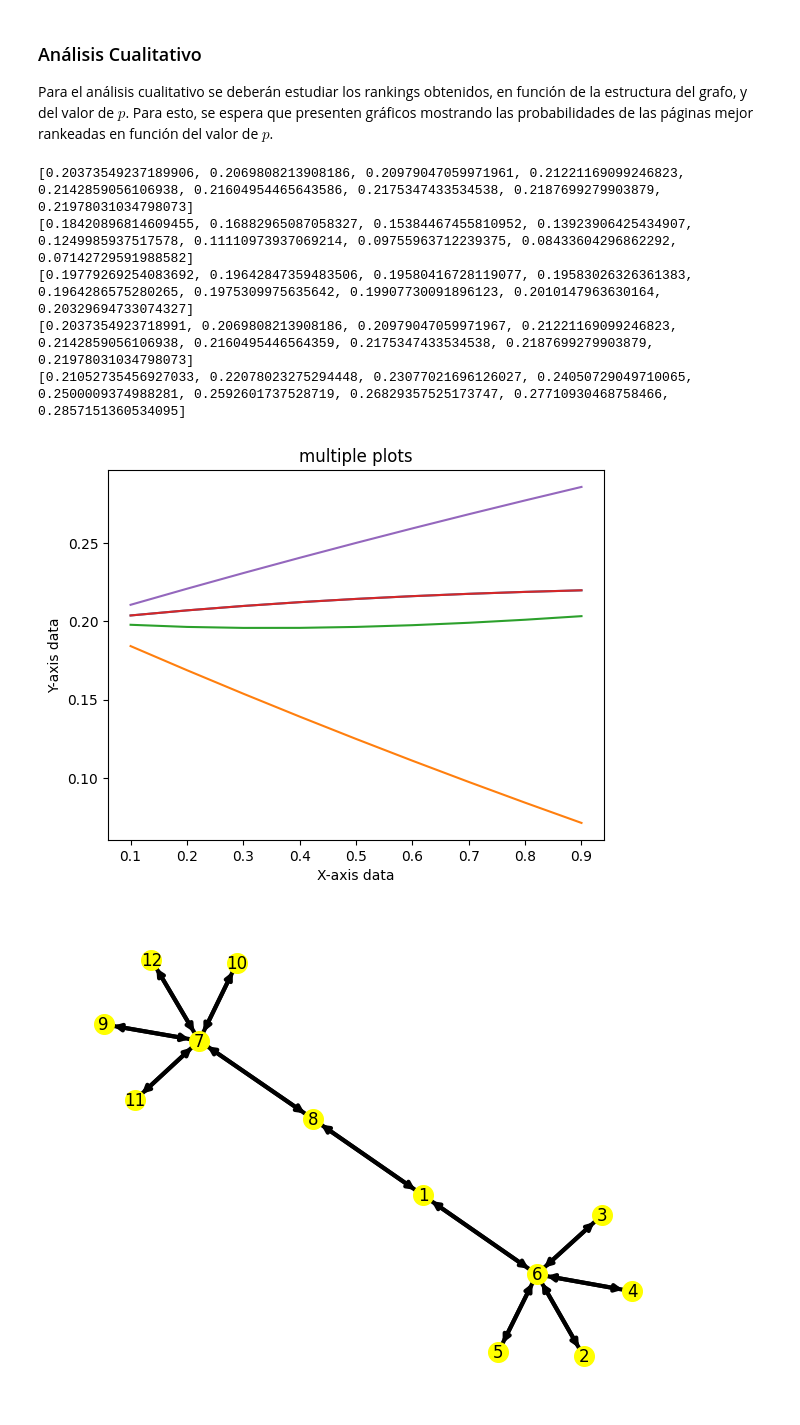
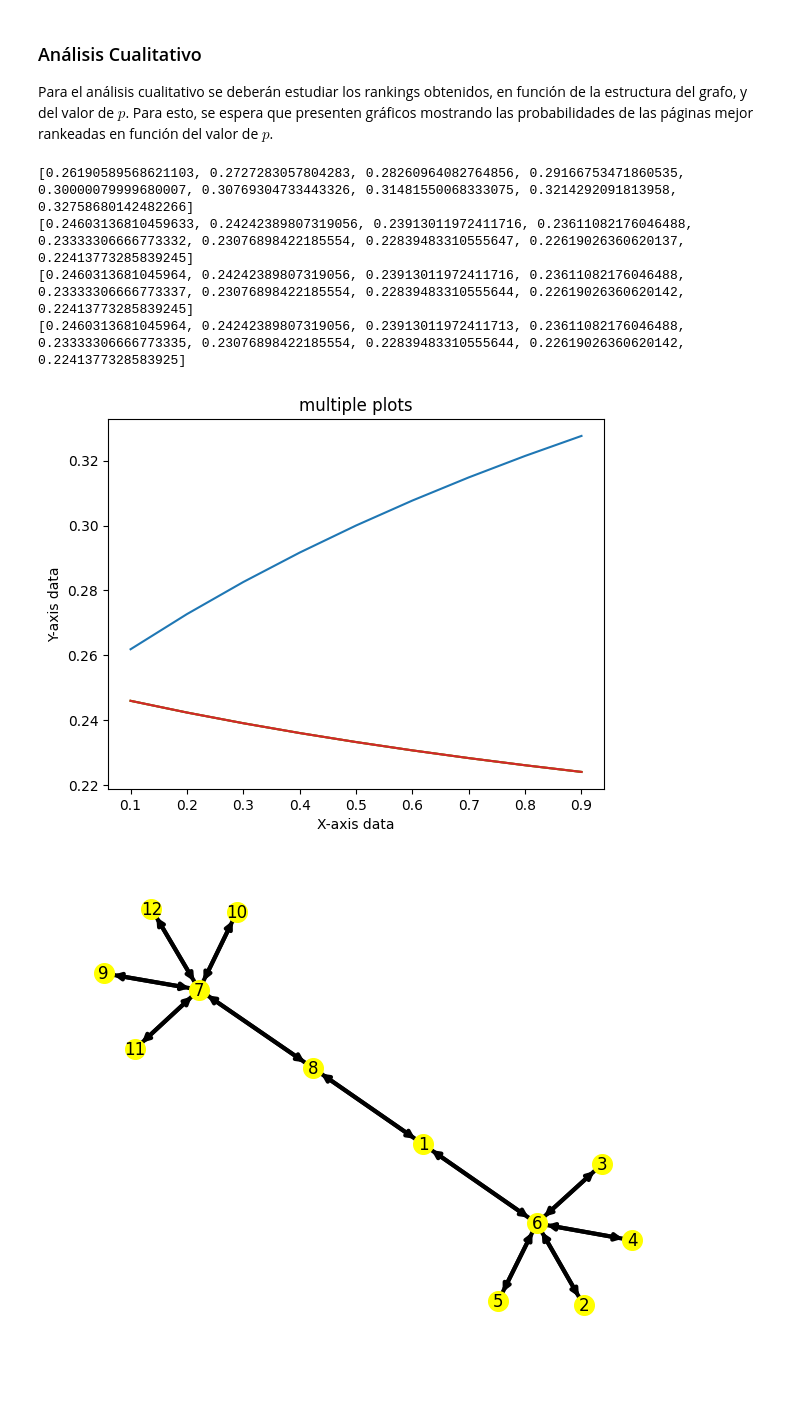
Before and after one commit to dantec19/alc_1c-2024, a Jupyter notebook: tp1/template-alumnos/template-alumnos/grupo_XX_TP1.ipynb, the cells around one changed output. Drawn from its saved outputs; the diff is of its cells as text; code cells hidden in the pictures; blank space fills up the shorter version.

```diff
--- a/tp1/template-alumnos/template-alumnos/grupo_XX_TP1.ipynb
+++ b/tp1/template-alumnos/template-alumnos/grupo_XX_TP1.ipynb
@@ -216,7 +220,7 @@ def calcular_densidad_grafo(W):
 # %%
 import matplotlib.pyplot as plt
 archivo_test = './tests/test_cuantitativo.txt'
-cant_iteraciones = 100
+cant_iteraciones = 20
 salto = 50
 p = 0.5
 tiempos_ejecucion = np.zeros(cant_iteraciones)
@@ -292,42 +316,41 @@ archivo_test = './tests/test_dosestrellas.txt'
 # conclusion respecto a p
 
 #ARCHIVOS DE ENTRADA
-archivo_test = './tests/test_aleatorio.txt'
+archivo_test = './tests/test_slides.txt'
 
 #CARGA DE ARCHIVO EN GRAFO
 W = leer_archivo(archivo_test)
 p = 0.00001
 
 x = []
 y = []
 
 for _ in range(9):
     p += 0.1
     x.append(p)
 
 
 for i in range(np.shape(W)[0]):
   scores_i = []
   for j in range(9):
     p_actual=x[j]
     rnk, scr = calcularRanking(W,p_actual)
     scores_i.append(scr[i])
   print(scores_i)
   plt.plot(x, scores_i)
 
 
 
 plt.xlabel("X-axis data")
 plt.ylabel("Y-axis data")
 plt.title('multiple plots')
 plt.show()
 # %% [output]
-[0.20373549237189906, 0.2069808213908186, 0.20979047059971961, 0.21221169099246823, 0.2142859056106938, 0.21604954465643586, 0.2175347433534538, 0.2187699279903879, 0.21978031034798073]
-[0.18420896814609455, 0.16882965087058327, 0.15384467455810952, 0.13923906425434907, 0.1249985937517578, 0.11110973937069214, 0.09755963712239375, 0.08433604296862292, 0.07142729591988582]
-[0.19779269254083692, 0.19642847359483506, 0.19580416728119077, 0.19583026326361383, 0.1964286575280265, 0.1975309975635642, 0.19907730091896123, 0.2010147963630164, 0.20329694733074327]
-[0.2037354923718991, 0.2069808213908186, 0.20979047059971967, 0.21221169099246823, 0.2142859056106938, 0.2160495446564359, 0.2175347433534538, 0.2187699279903879, 0.21978031034798073]
-[0.21052735456927033, 0.22078023275294448, 0.23077021696126027, 0.24050729049710065, 0.2500009374988281, 0.2592601737528719, 0.26829357525173747, 0.27710930468758466, 0.2857151360534095]
+[0.26190589568621103, 0.2727283057804283, 0.28260964082764856, 0.29166753471860535, 0.30000079999680007, 0.30769304733443326, 0.31481550068333075, 0.3214292091813958, 0.32758680142482266]
+[0.24603136810459633, 0.24242389807319056, 0.23913011972411716, 0.23611082176046488, 0.23333306666773332, 0.23076898422185554, 0.22839483310555647, 0.22619026360620137, 0.22413773285839245]
+[0.2460313681045964, 0.24242389807319056, 0.23913011972411716, 0.23611082176046488, 0.23333306666773337, 0.23076898422185554, 0.22839483310555644, 0.22619026360620142, 0.22413773285839245]
+[0.2460313681045964, 0.24242389807319056, 0.23913011972411713, 0.23611082176046488, 0.23333306666773335, 0.23076898422185554, 0.22839483310555644, 0.22619026360620142, 0.2241377328583925]
-[figure, old version]
+[figure, new version]
 # %%
 # primero probar varios grafos con 3 o 4 ps distintas
 #ARCHIVOS DE ENTRADA
```
Also changed, not shown: parts of 13 cells of this notebook.
